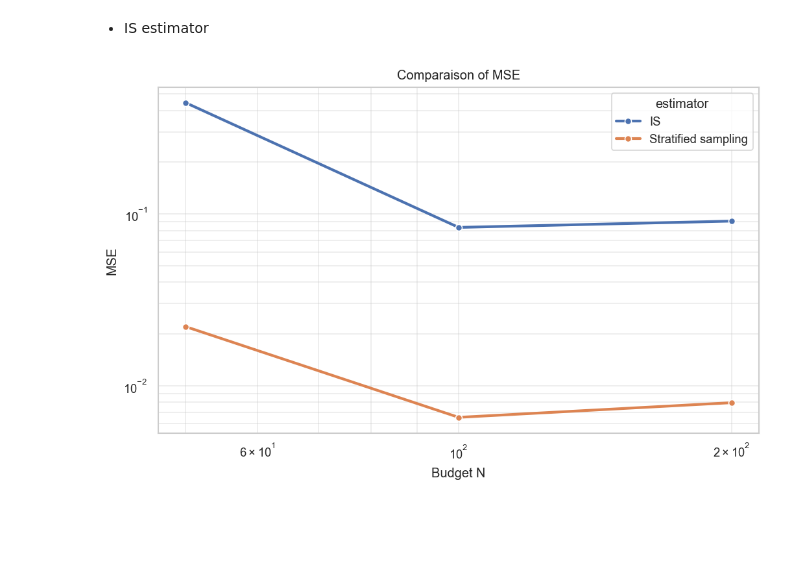
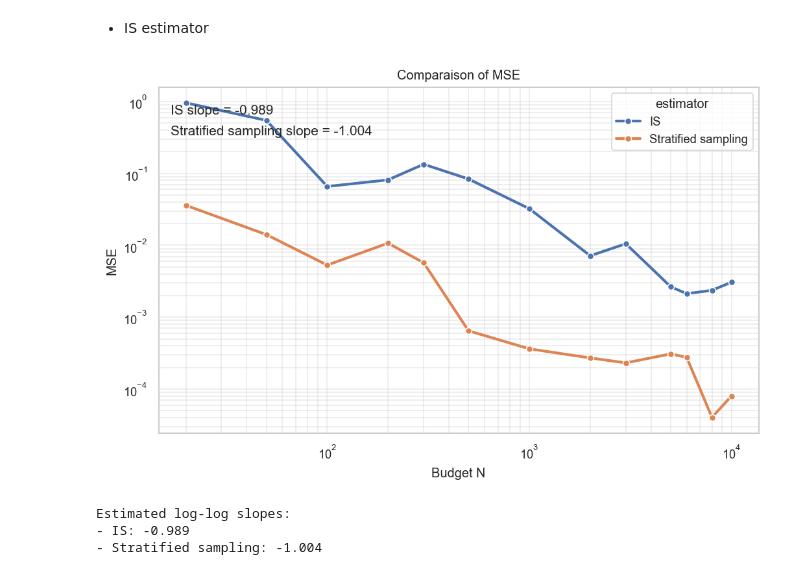
Before and after one commit to MohamedKeteb/constantpathsampling, a Jupyter notebook: normal_exp.ipynb, the cells around one changed output. Saved outputs shown, nothing was run; the diff lists cells and outputs as text; code cells hidden in the pictures; blank space fills up the shorter version.

Commit message:
slopes -1

```diff
--- a/normal_exp.ipynb
+++ b/normal_exp.ipynb
@@ -44,19 +44,24 @@ L = 20
 res = estimate_mom(lambda_grid, k_grid, m_grid, nrep, sigmaq, lag, log_target_path, grad_log_target_path)
 sqrt_m2 = np.sqrt(res["m2"])
 # %%
-M_grid = np.array([50, 100, 200]) # 500, 1000, 2000, 3000, 5000
+M_grid = np.array([20, 50, 100, 200, 300, 500, 1000, 2000, 3000, 5000, 6000, 8000, 10000]) #, 220, 250, 270, 290, 320, 350, 380, 500, 1000]) # 500, 1000, 2000, 3000, 5000
 estimator = lambda lam: uestimator_given_lambda(lam, lambda_grid, k_grid, m_grid, sigmaq, lag, log_target_path, grad_log_target_path)
 
-df_mse = compare_mse_budget_grid_plot(
+df_mse, slopes = compare_mse_budget_grid_plot(
     L=L,
     M_grid=M_grid,
     estimator=estimator,
     sqrt_m2=sqrt_m2,
     true_value=0,
     nrep=10,
     n_samples_per_bin=10
 )
 
-df_mse
+print("Estimated log-log slopes:")
+for estimator_name, slope in slopes.items():
+    print(f"- {estimator_name}: {slope:.3f}")
 # %% [output]
-[figure, old version]
+[figure, new version]
+Estimated log-log slopes:
+- IS: -0.989
+- Stratified sampling: -1.004
```
Also changed, not shown: parts of 2 cells of this notebook, 1 other file.
